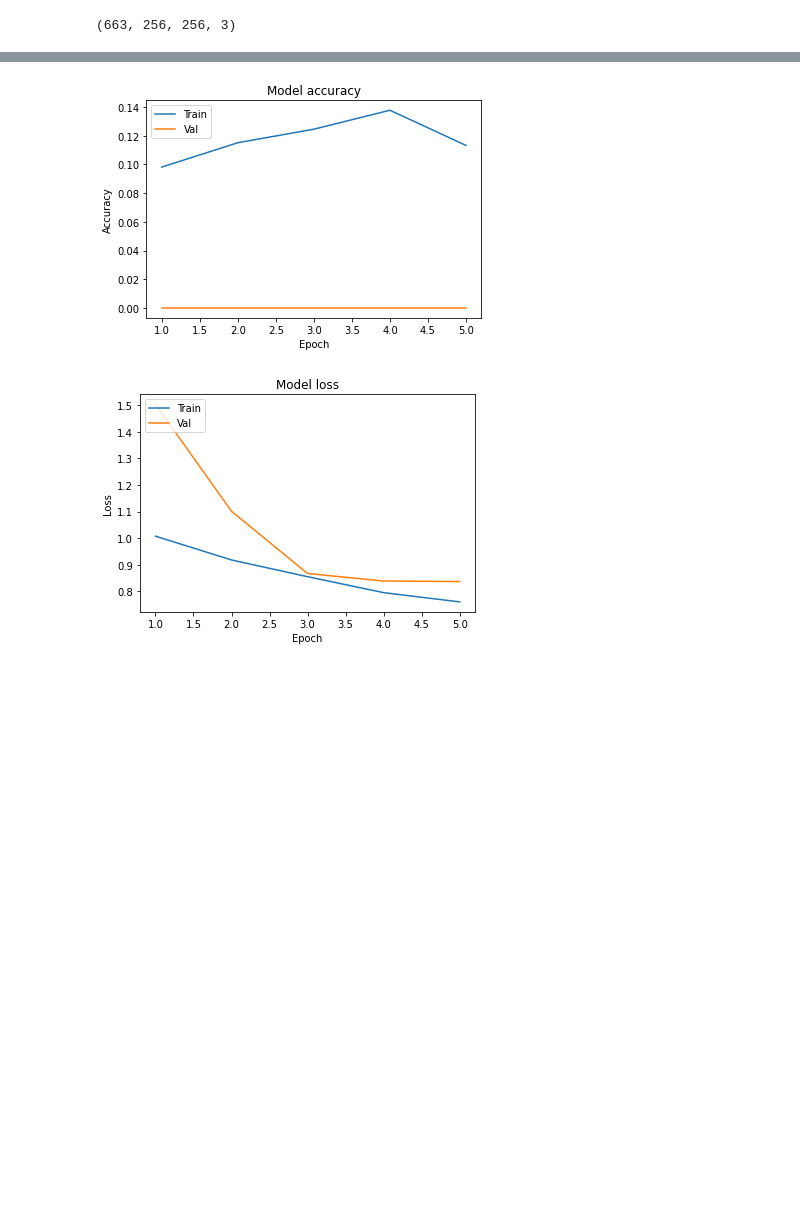
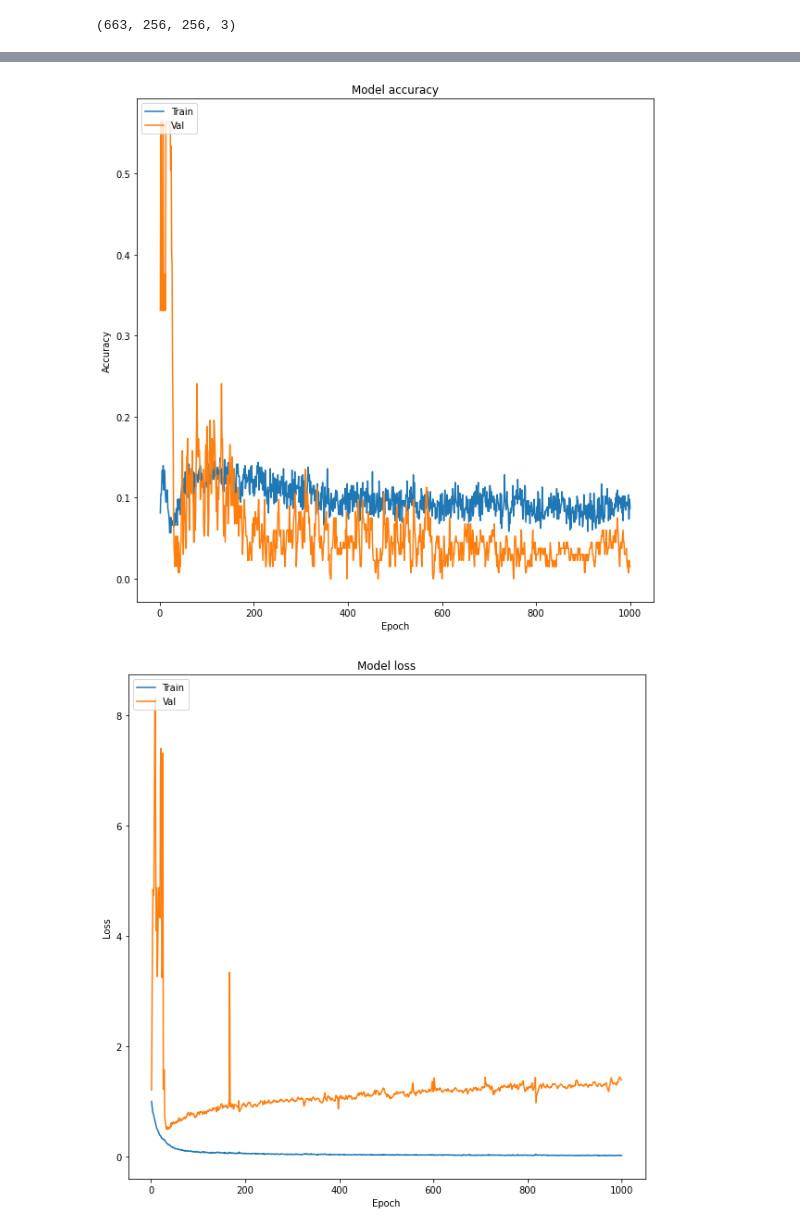
Before and after one commit to Arunav07/CRISTL, a Jupyter notebook: TRY_3.ipynb, the cells around one changed output, grey strips where cells are left out. Drawn from its saved outputs; the diff is of its cells as text; code cells hidden in the pictures; blank space fills up the shorter version.

Commit message:
Graph for 1000 epochs

```diff
--- a/TRY_3.ipynb
+++ b/TRY_3.ipynb
@@ -135,5 +135,5 @@ model.add(Dense(11, activation='sigmoid'))
 # %%
 model.compile(optimizer='adam', loss = 'binary_crossentropy', metrics=['accuracy'])
 # %%
-history = model.fit(X_train, y_train, epochs=5, validation_data=(X_test, y_test))
+history = model.fit(X_train, y_train, epochs=1000, validation_data=(X_test, y_test))
 # %% [output]
@@ -150,5 +157,6 @@ Epoch 5/5
 # %%
 def plot_learningCurve(history, epoch):
+  plt.figure(figsize=(10,10))
   # Plot training & validation accuracy values
   epoch_range = range(1, epoch+1)
   plt.plot(epoch_range, history.history['accuracy'])
@@ -159,6 +167,7 @@ def plot_learningCurve(history, epoch):
   plt.legend(['Train', 'Val'], loc='upper left')
   plt.show()
 
+  plt.figure(figsize=(10,10))
   # Plot training & validation loss values
   plt.plot(epoch_range, history.history['loss'])
   plt.plot(epoch_range, history.history['val_loss'])
@@ -168,10 +177,10 @@ def plot_learningCurve(history, epoch):
   plt.legend(['Train', 'Val'], loc='upper left')
   plt.show()
 # %%
-plot_learningCurve(history, 5)
+plot_learningCurve(history, 1000)
 # %% [output]
-[figure, old version]
+[figure, new version]
-[figure, old version]
+[figure, new version]
 # %%
 classes = ['truck',	'person',	'autorickshaw',	'car'	,'motorcycle',	'rider',	'bus'	,'bicycle',	'vehicle_fallback'	,'traffic_sign',	'animal']
 # %%
```
Also changed, not shown: parts of 2 cells of this notebook.
